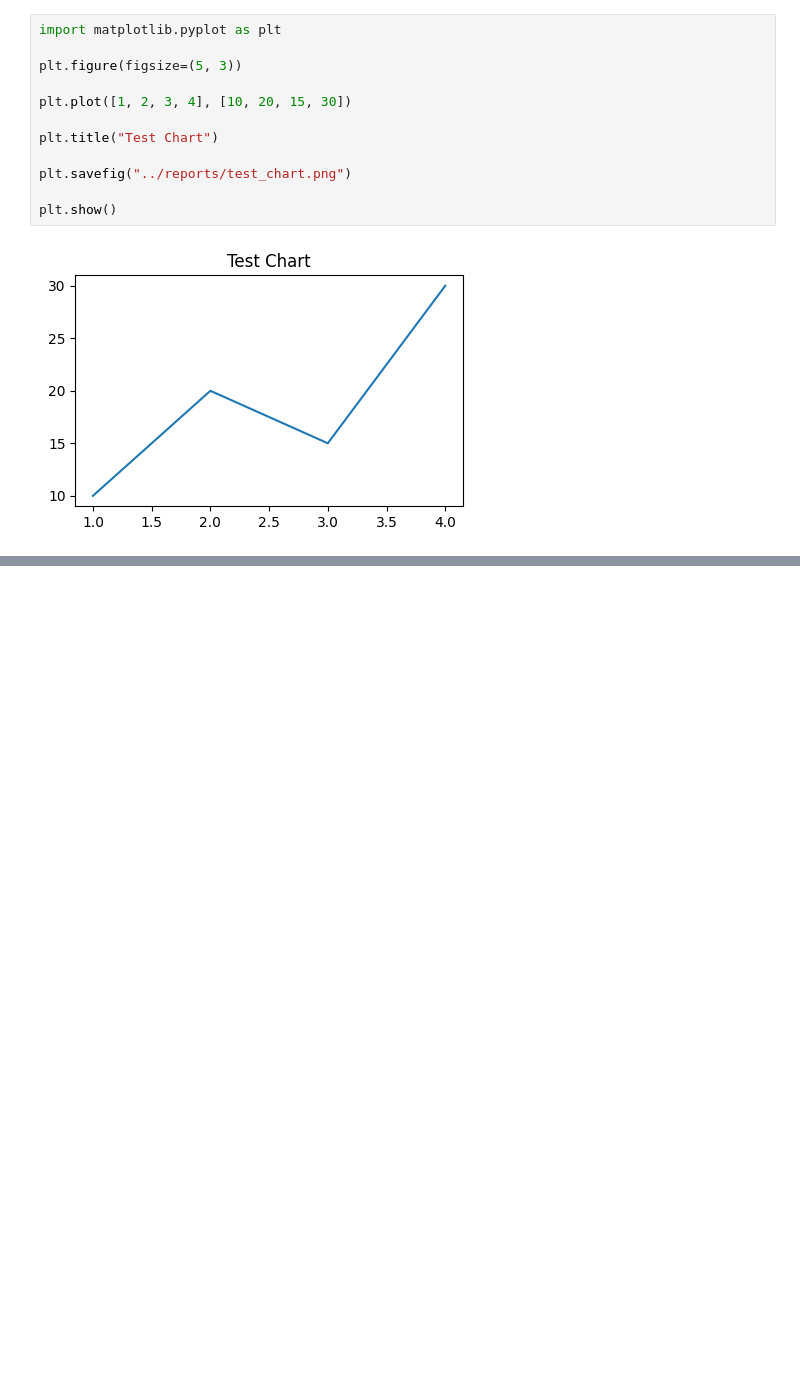
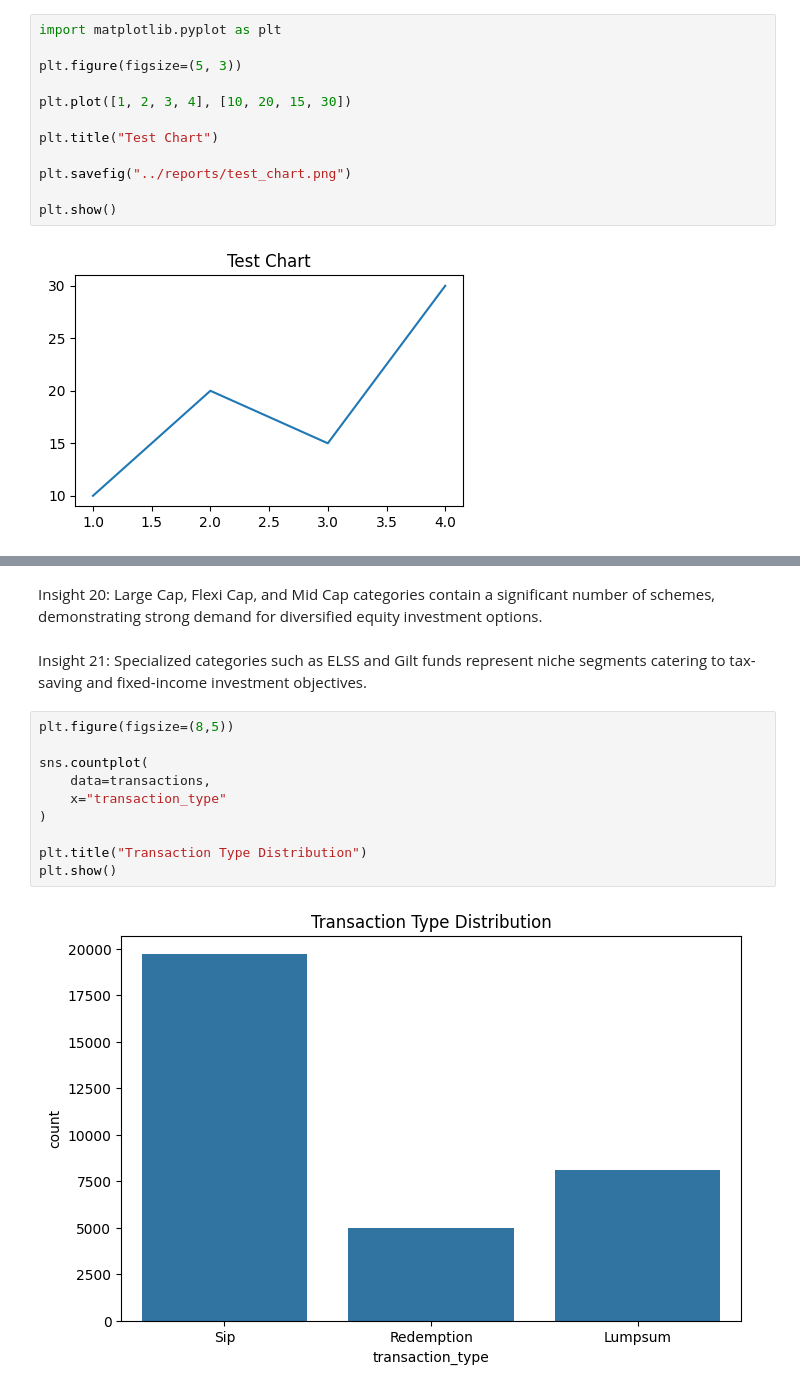
Before and after one commit to Moheeb999/bluestock_mf_capstone, a Jupyter notebook: notebooks/03_eda_analysis.ipynb, the cells around one changed output, grey strips where cells are left out. Saved outputs shown, nothing was run; the diff lists cells and outputs as text; blank space fills up the shorter version.

```diff
--- a/notebooks/03_eda_analysis.ipynb
+++ b/notebooks/03_eda_analysis.ipynb
@@ -734,0 +803,18 @@ plt.show()
+# %% [markdown]
+Insight 20:
+Large Cap, Flexi Cap, and Mid Cap categories contain a significant number of schemes, demonstrating strong demand for diversified equity investment options.
+# %% [markdown]
+Insight 21:
+Specialized categories such as ELSS and Gilt funds represent niche segments catering to tax-saving and fixed-income investment objectives.
+# %%
+plt.figure(figsize=(8,5))
+
+sns.countplot(
+    data=transactions,
+    x="transaction_type"
+)
+
+plt.title("Transaction Type Distribution")
+plt.show()
+# %% [output]
+[figure, added]
```
Also changed, not shown: parts of 36 cells of this notebook, 21 other files.
